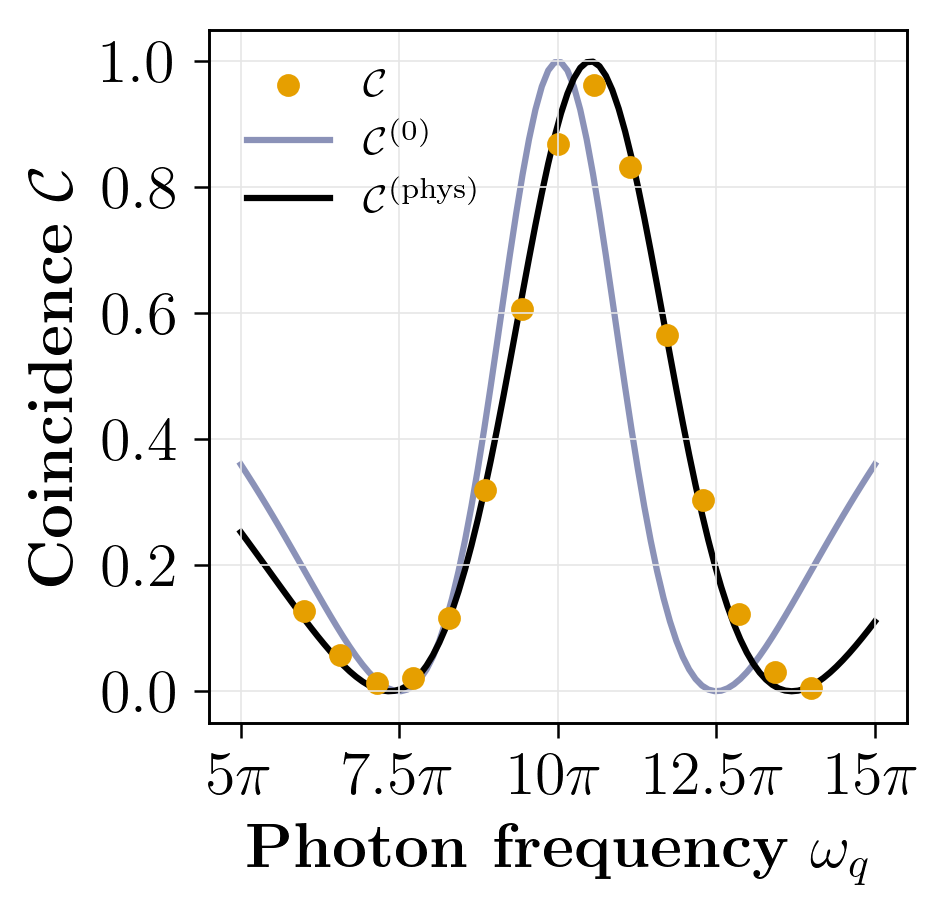
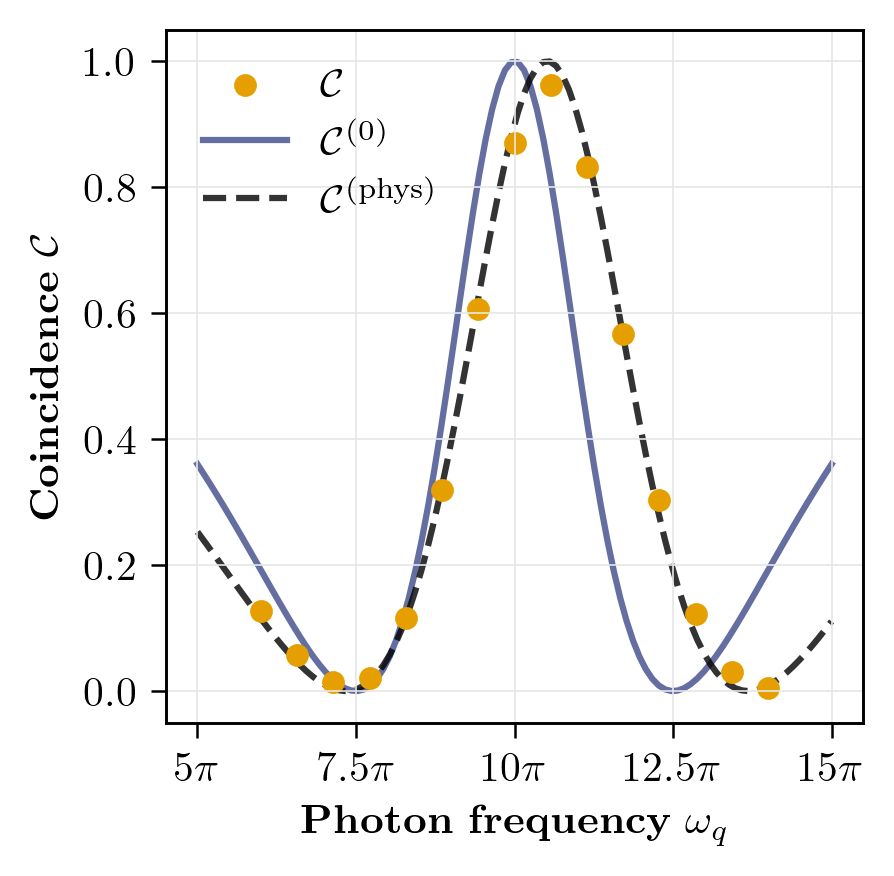
The change to this notebook cell's code, shown as a diff; its figure went from the first image to the second:
--- before
+++ after
@@ -16,6 +16,6 @@
 if show_bare_curve and show_physical_curve:
     #small label change for the bare curve in this context 
-    ax.plot(frequency_tab_theory, coincidence_bare, color=color_bare, alpha=0.6, zorder = -1, label=r'$\mathcal{C}^{(0)}$')
-    ax.plot(frequency_tab_theory, coincidence_physical, color='black', alpha=1, zorder = -1, label=r'$\mathcal{C}^{(\rm phys)}$')
+    ax.plot(frequency_tab_theory, coincidence_bare, color=color_bare, alpha=0.8, zorder = -1, label=r'$\mathcal{C}^{(0)}$')
+    ax.plot(frequency_tab_theory, coincidence_physical, color='black', alpha=0.8, linestyle='--',zorder = -1, label=r'$\mathcal{C}^{(\rm phys)}$')
 
 
@@ -34,8 +34,8 @@
 #font size
 for item in [ax.xaxis.label, ax.yaxis.label]:
-    item.set_fontsize(15)
+    item.set_fontsize(10)
 
 for item in (ax.get_xticklabels() + ax.get_yticklabels()):
-    item.set_fontsize(15)
+    item.set_fontsize(10)
 
 if show_bare_curve and not show_physical_curve:

Commit: backup